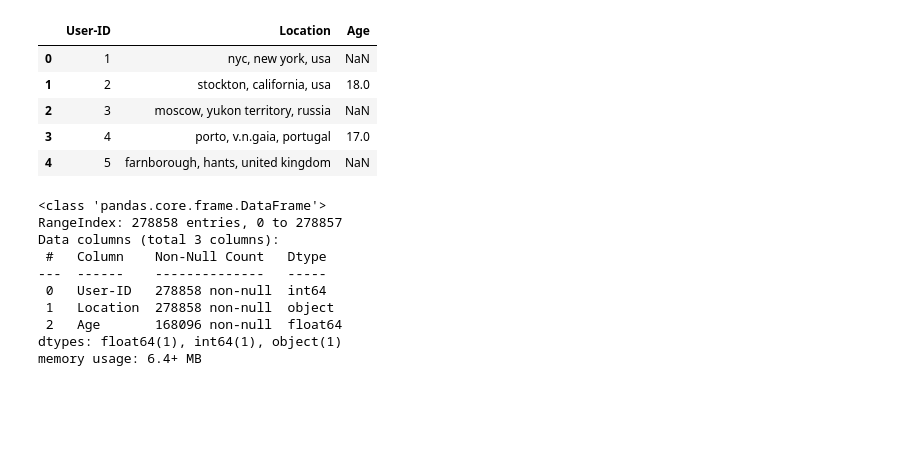
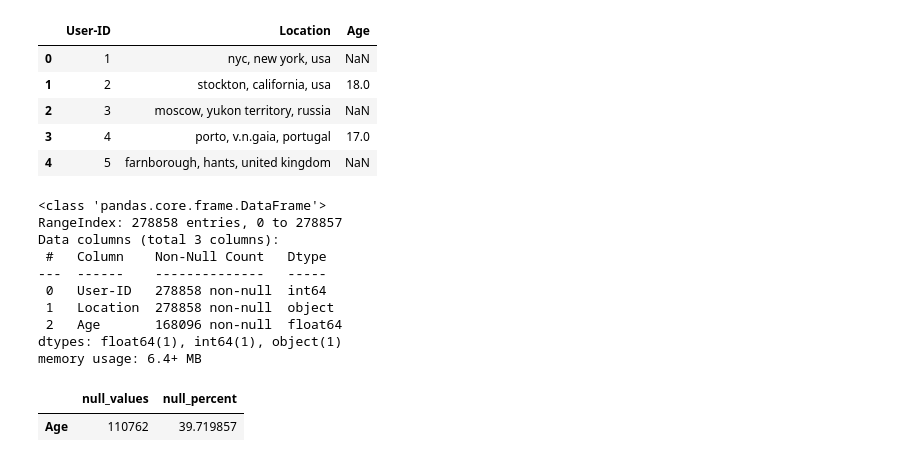
Before and after one commit to rahool010/Book-Recommendation-System, a Jupyter notebook: Book_Recommendation_System.ipynb, the cells around one changed output. Drawn from its saved outputs; the diff is of its cells as text; code cells hidden in the pictures; blank space fills up the shorter version.

```diff
--- a/Book_Recommendation_System.ipynb
+++ b/Book_Recommendation_System.ipynb
@@ -243,3 +243,12 @@ Data columns (total 3 columns):
  2   Age       168096 non-null  float64
 dtypes: float64(1), int64(1), object(1)
 memory usage: 6.4+ MB
+# %%
+# check the count and percentage of null values
+null_df=pd.DataFrame({'null_values':users_df.isnull().sum(),
+                  'null_percent':users_df.isnull().sum()/users_df.shape[0]*100})
+null_df=null_df[null_df['null_values']>0]
+null_df
+# %% [output]
+|  | null_values | null_percent |
+| Age | 110762 | 39.719857 |
```
Also changed, not shown: parts of 22 cells of this notebook.
